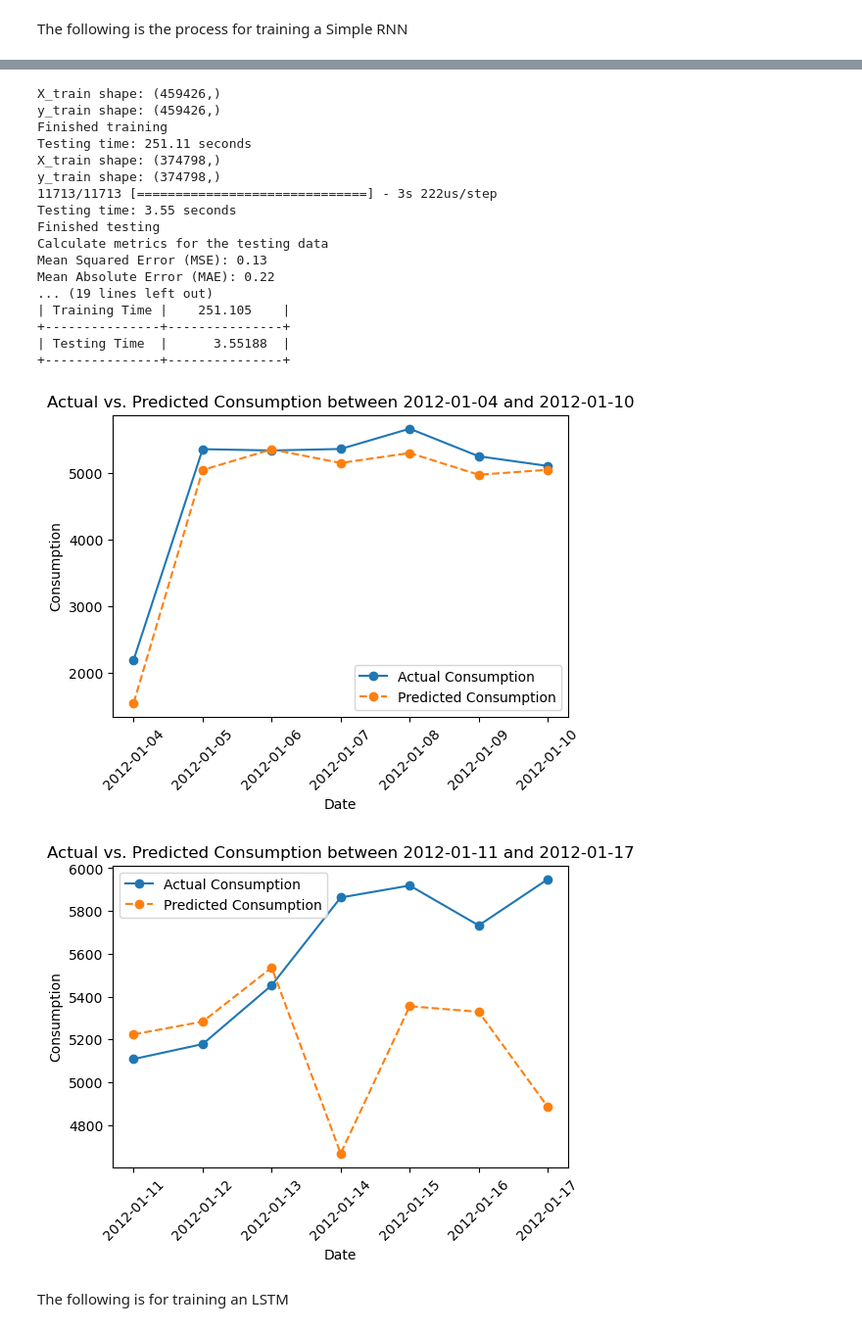
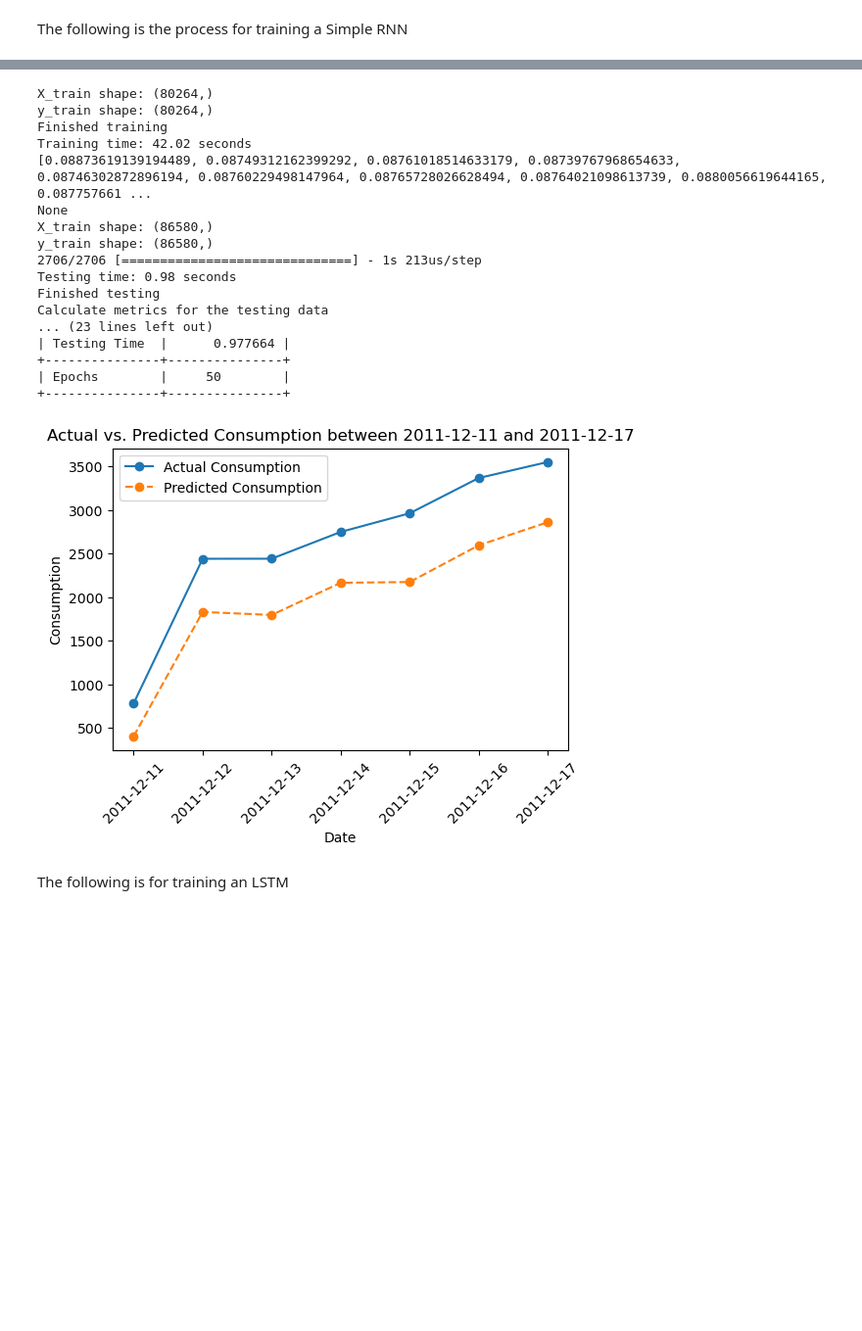
Before and after one commit to SteveBurgos95/CS6301, a Jupyter notebook: DataExploration.ipynb, the cells around one changed output, grey strips where cells are left out. Shown at 98% size. Drawn from its saved outputs; the diff is of its cells as text; code cells hidden in the pictures; blank space fills up the shorter version.

Commit message:
finalize simple rnn

```diff
--- a/DataExploration.ipynb
+++ b/DataExploration.ipynb
@@ -378,15 +353,19 @@ from sklearn.metrics import mean_squared_error, mean_absolute_error, r2_score
 import matplotlib.pyplot as plt
 from tabulate import tabulate
 import time
+import tensorflow as tf
 
-# Function to create and train a Simple RNN model
+
+epoch = 50
+# Function to create and train a S
+# imple RNN model
 def train_rnn_model(X_train, y_train):
     model = Sequential()
-    model.add(SimpleRNN(50, activation='relu', input_shape=(None, 1)))
+    model.add(SimpleRNN(32, activation='relu', input_shape=(None, 1)))
     model.add(Dense(1))
     optimizer = Adam(clipvalue=0.5)
     model.compile(optimizer=optimizer, loss='mean_squared_error')
-    history = model.fit(X_train, y_train, epochs=50, batch_size=32, verbose=0)
+    history = model.fit(X_train, y_train, epochs=epoch, batch_size=32, verbose=0)
     return model
 
 # Function to predict and return results
@@ -395,7 +374,7 @@ def predict(model, X_test):
     return predicted_values
 
 # Load data from combined_data.csv
-percentage_to_load = .5
+percentage_to_load = 100
 data = pd.read_csv("combined_data.csv", usecols=['datetime', 'consumption', 'temperature', 'household'], nrows=int(percentage_to_load / 100 * len(pd.read_csv("combined_data.csv"))))
 
 # Sort the data by datetime
@@ -434,9 +413,16 @@ model = train_rnn_model(X_train, y_train)
 print("Finished training")
 end_time = time.time()
 training_time = end_time - start_time
-print(f"Testing time: {training_time:.2f} seconds")
+print(f"Training time: {training_time:.2f} seconds")
 
+history = model.history.history
 
+# Now you can use or save the training history as needed
+training_loss = history['loss']
+validation_loss = history.get('val_loss', None)
+
+print(training_loss)
+print(validation_loss)
 # Prepare the testing data
 X_test = test_data['temperature'].values
 y_test = test_data['consumption'].values
@@ -483,7 +469,8 @@ metrics_data = [
     ['R2', r2],
     ['MAPE', mape],
     ['Training Time', training_time],
-    ['Testing Time', testing_time]
+    ['Testing Time', testing_time],
+    ['Epochs', epoch]
 ]
 
 # Create the "metrics" folder if it doesn't exist
@@ -541,7 +528,8 @@ aggregate_metrics_data = [
     ['R2', r2],
     ['MAPE', mape],
     ['Training Time', training_time],
-    ['Testing Time', testing_time]
+    ['Testing Time', testing_time],
+    ['Epochs', epoch]
 ]
 
 # Create the "metrics" folder if it doesn't exist
@@ -615,48 +603,47 @@ for i in range(0, len(unique_dates), value):
         # Set the x-axis ticks and format date labels
         date_ticks = dateArray
         date_labels = [date.strftime('%Y-%m-%d') for date in date_ticks]
         plt.xticks(date_ticks, date_labels, rotation=45)
 
         # Save the plot to a folder named "plots"
-        if not os.path.exists("plots"):
-            os.makedirs("plots")
+        if not os.path.exists("rnn_plots"):
+            os.makedirs("rnn_plots")
         plt.savefig(f"plots/RNN_{dateArray[0]}_to_{dateArray[-1]}.png")
 
         plt.show()
 
 
     # Clear the current figure
     plt.clf()
 
     # Close the plot window
     plt.close()
 # %% [output]
 A value is trying to be set on a copy of a slice from a DataFrame
 
 See the caveats in the documentation: https://pandas.pydata.org/pandas-docs/stable/user_guide/indexing.html#returning-a-view-versus-a-copy
   train_data['consumption'].fillna(mean_consumption, inplace=True)
 A value is trying to be set on a copy of a slice from a DataFrame
 
 See the caveats in the documentation: https://pandas.pydata.org/pandas-docs/stable/user_guide/indexing.html#returning-a-view-versus-a-copy
   test_data['consumption'].fillna(mean_consumption, inplace=True)
-X_train shape: (459426,)
-y_train shape: (459426,)
+X_train shape: (80264,)
+y_train shape: (80264,)
 Finished training
-Testing time: 251.11 seconds
-X_train shape: (374798,)
-y_train shape: (374798,)
-11713/11713 [==============================] - 3s 222us/step
-Testing time: 3.55 seconds
+Training time: 42.02 seconds
+[0.08873619139194489, 0.08749312162399292, 0.08761018514633179, 0.08739767968654633, 0.08746302872896194, 0.08760229498147964, 0.08765728026628494, 0.08764021098613739, 0.0880056619644165, 0.087757661 ...
+None
+X_train shape: (86580,)
+y_train shape: (86580,)
+2706/2706 [==============================] - 1s 213us/step
+Testing time: 0.98 seconds
 Finished testing
 Calculate metrics for the testing data
-Mean Squared Error (MSE): 0.13
-Mean Absolute Error (MAE): 0.22
-... (19 lines left out)
-| Training Time |    251.105    |
+... (23 lines left out)
+| Testing Time  |      0.977664 |
 +---------------+---------------+
-| Testing Time  |      3.55188  |
+| Epochs        |     50        |
 +---------------+---------------+
-[figure, old version]
+[figure, new version]
-[figure, removed]
 # %% [markdown]
 The following is for training an LSTM
```
Also changed, not shown: parts of 2 cells of this notebook.
